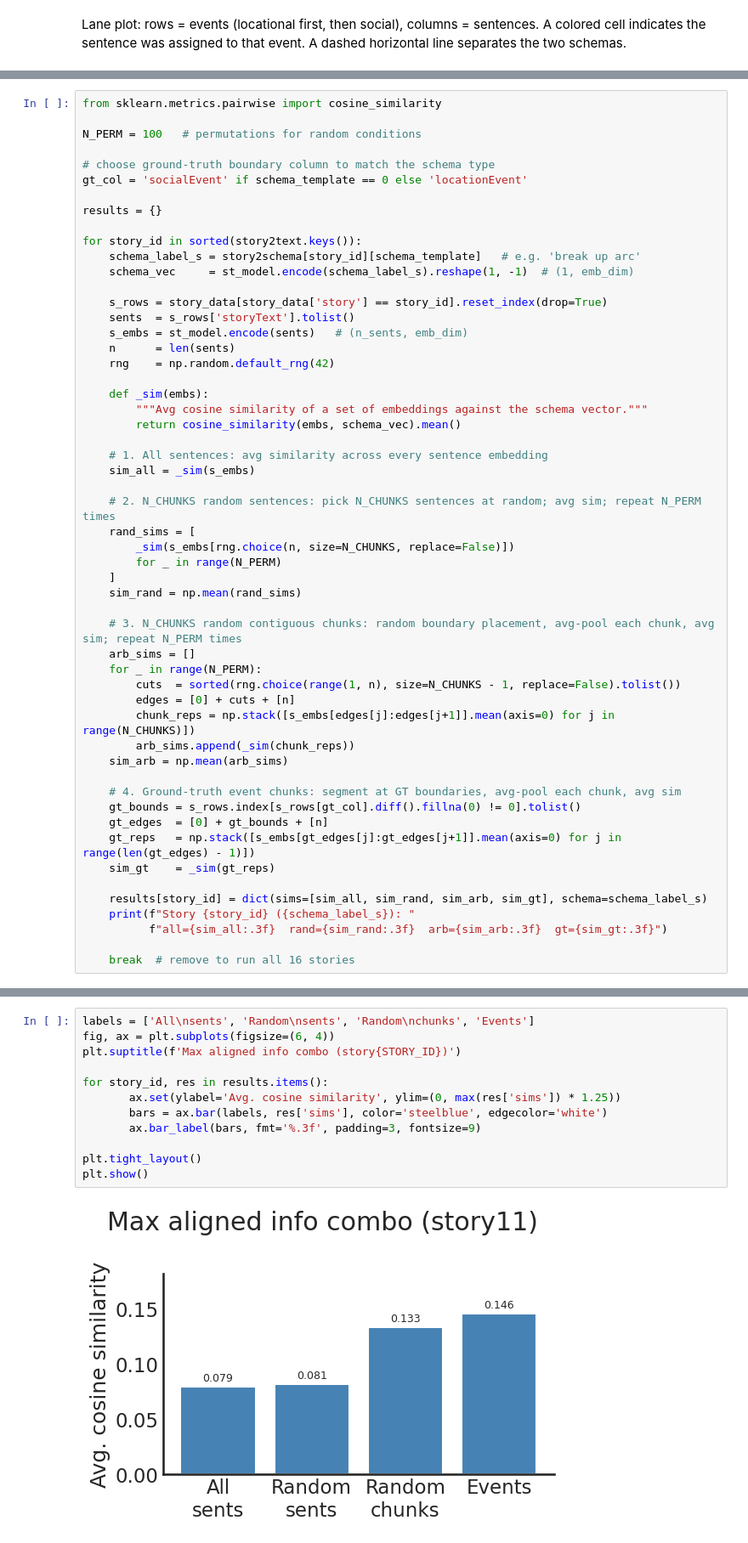
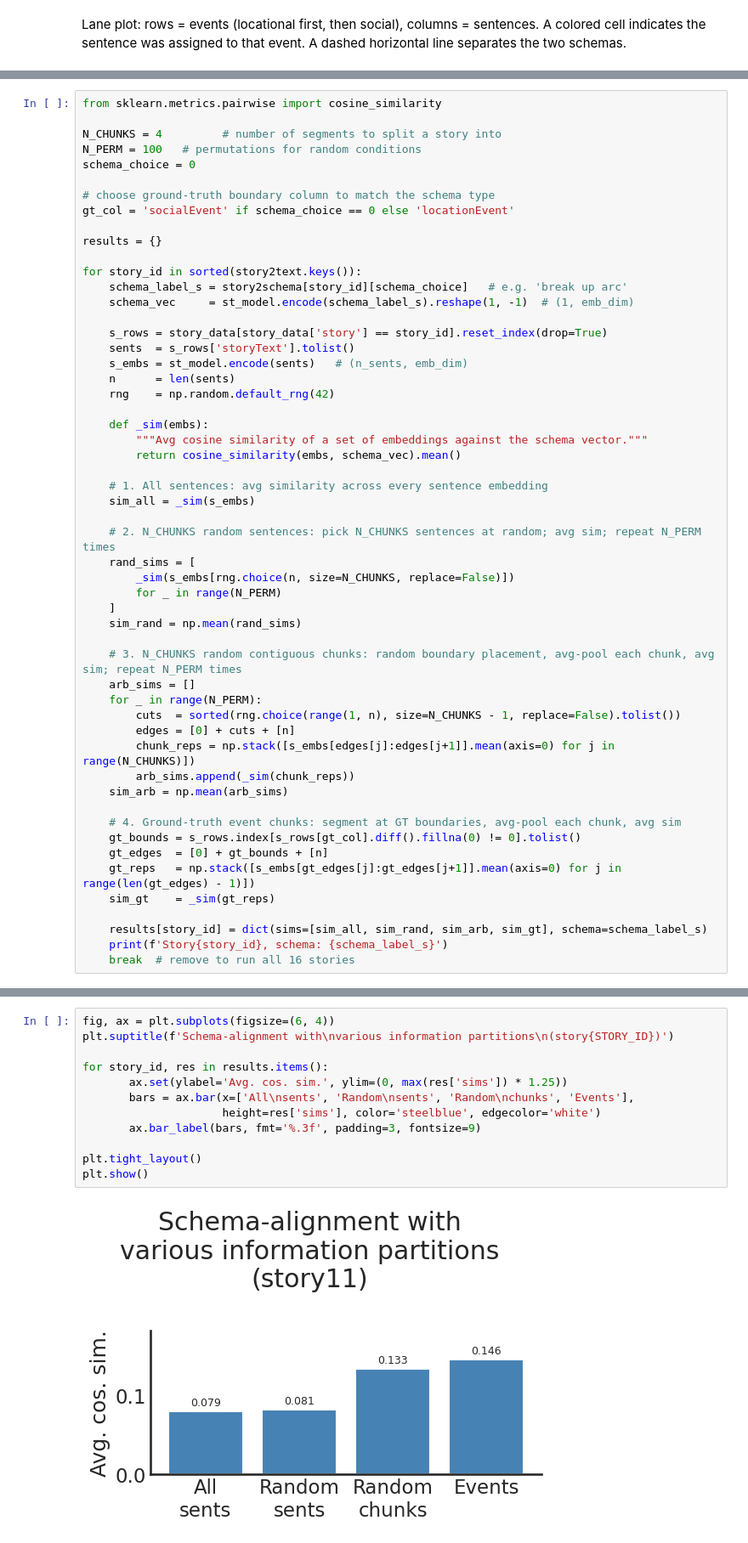
Before and after one commit to siyer7/narrative_map, a Jupyter notebook: code/narrative/1-event_clustering.ipynb, the cells around one changed output, grey strips where cells are left out. Shown at 85% size. Saved outputs shown, nothing was run; the diff lists cells and outputs as text.

Commit message:
cleaned up code a bit. Right now using simple embeddings for similarity metrics. Need to test across stories. Then, need to use bigger models for prediction/retrodiction.

```diff
--- a/code/narrative/1-event_clustering.ipynb
+++ b/code/narrative/1-event_clustering.ipynb
@@ -381,15 +352,17 @@ Each strategy produces a set of sentence reps; cosine similarity is computed aga
 # %%
 from sklearn.metrics.pairwise import cosine_similarity
 
+N_CHUNKS = 4         # number of segments to split a story into
 N_PERM = 100   # permutations for random conditions
+schema_choice = 0
 
 # choose ground-truth boundary column to match the schema type
-gt_col = 'socialEvent' if schema_template == 0 else 'locationEvent'
+gt_col = 'socialEvent' if schema_choice == 0 else 'locationEvent'
 
 results = {}
 
 for story_id in sorted(story2text.keys()):
-    schema_label_s = story2schema[story_id][schema_template]   # e.g. 'break up arc'
+    schema_label_s = story2schema[story_id][schema_choice]   # e.g. 'break up arc'
     schema_vec     = st_model.encode(schema_label_s).reshape(1, -1)  # (1, emb_dim)
 
     s_rows = story_data[story_data['story'] == story_id].reset_index(drop=True)
@@ -428,8 +401,6 @@ for story_id in sorted(story2text.keys()):
     sim_gt    = _sim(gt_reps)
 
     results[story_id] = dict(sims=[sim_all, sim_rand, sim_arb, sim_gt], schema=schema_label_s)
-    print(f"Story {story_id} ({schema_label_s}): "
-          f"all={sim_all:.3f}  rand={sim_rand:.3f}  arb={sim_arb:.3f}  gt={sim_gt:.3f}")
-
+    print(f'Story{story_id}, schema: {schema_label_s}')
     break  # remove to run all 16 stories
 # %% [output]
@@ -437,14 +408,14 @@ Story 11 (break up arc): all=0.079  rand=0.081  arb=0.133  gt=0.146
 # %%
-labels = ['All\nsents', 'Random\nsents', 'Random\nchunks', 'Events']
 fig, ax = plt.subplots(figsize=(6, 4))
-plt.suptitle(f'Max aligned info combo (story{STORY_ID})')
+plt.suptitle(f'Schema-alignment with\nvarious information partitions\n(story{STORY_ID})')
 
 for story_id, res in results.items():
-       ax.set(ylabel='Avg. cosine similarity', ylim=(0, max(res['sims']) * 1.25))
-       bars = ax.bar(labels, res['sims'], color='steelblue', edgecolor='white')
+       ax.set(ylabel='Avg. cos. sim.', ylim=(0, max(res['sims']) * 1.25))
+       bars = ax.bar(x=['All\nsents', 'Random\nsents', 'Random\nchunks', 'Events'],
+                     height=res['sims'], color='steelblue', edgecolor='white')
        ax.bar_label(bars, fmt='%.3f', padding=3, fontsize=9)
 
 plt.tight_layout()
 plt.show()
 # %% [output]
-[figure, old version]
+[figure, new version]
```
Also changed, not shown: parts of 18 cells of this notebook, 1 other file.
